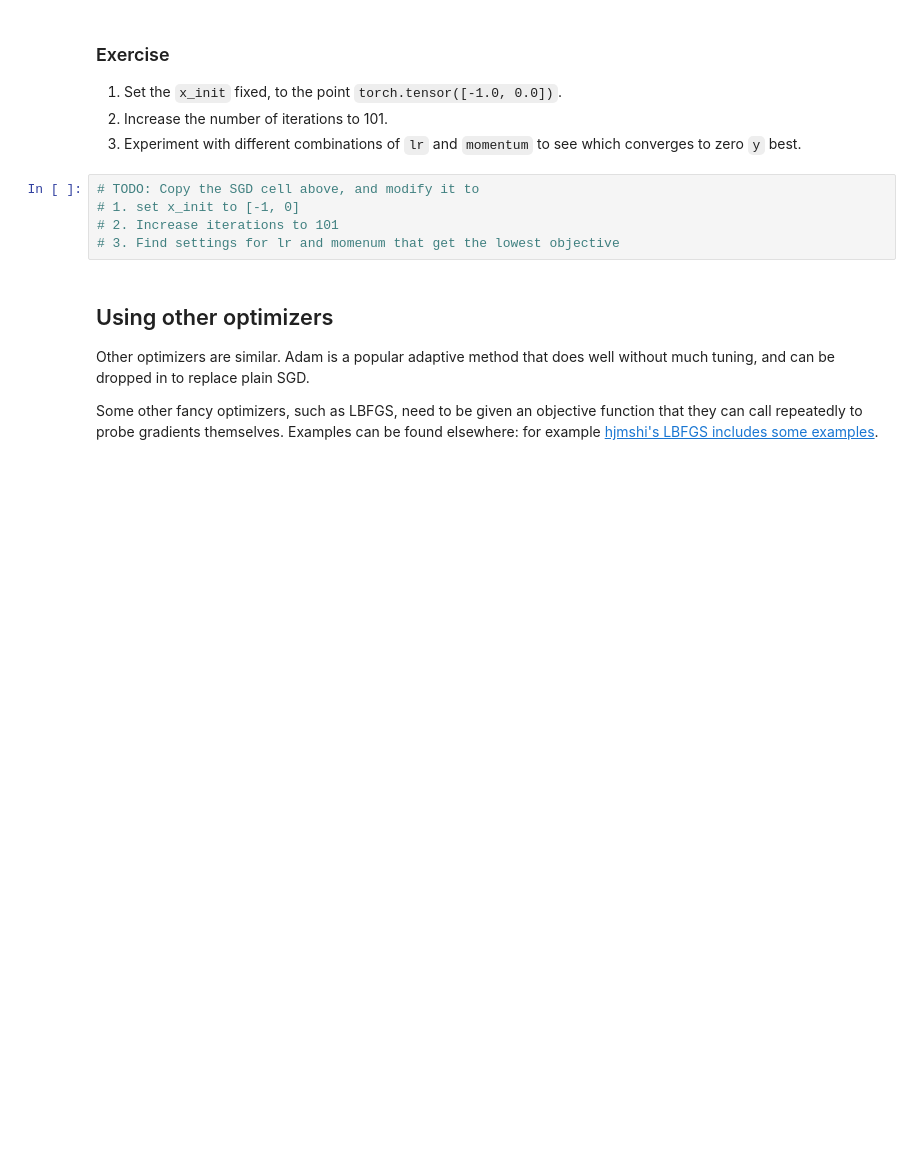
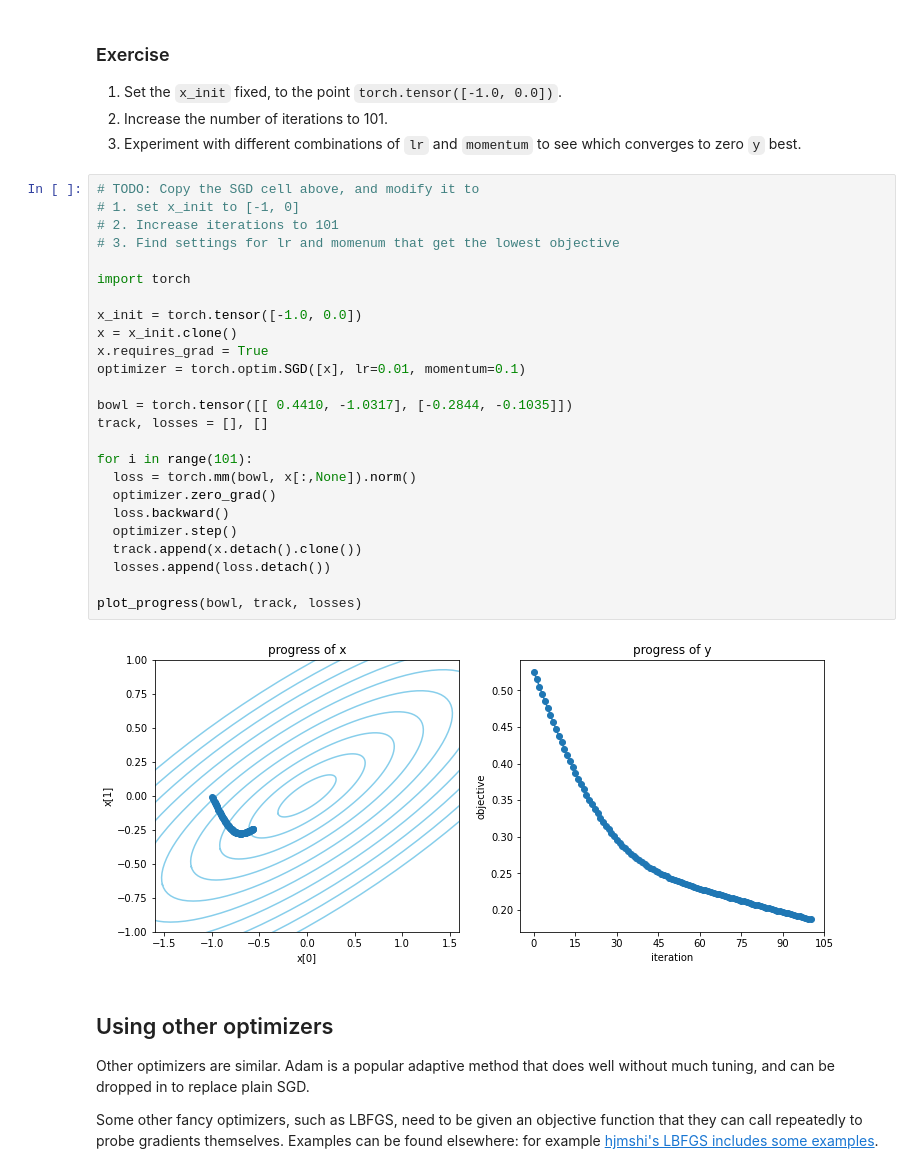
Before and after one commit to cyyeh/generative-modeling, a Jupyter notebook: notebooks/pytorch/3-Pytorch-Optimizers.ipynb, the cells around one changed output. Drawn from its saved outputs; the diff is of its cells as text; blank space fills up the shorter version.

```diff
--- a/notebooks/pytorch/3-Pytorch-Optimizers.ipynb
+++ b/notebooks/pytorch/3-Pytorch-Optimizers.ipynb
@@ -115,8 +115,30 @@ plot_progress(bowl, track, losses)
 # %%
 # TODO: Copy the SGD cell above, and modify it to
 # 1. set x_init to [-1, 0]
 # 2. Increase iterations to 101
 # 3. Find settings for lr and momenum that get the lowest objective
+
+import torch
+
+x_init = torch.tensor([-1.0, 0.0])
+x = x_init.clone()
+x.requires_grad = True
+optimizer = torch.optim.SGD([x], lr=0.01, momentum=0.1)
+
+bowl = torch.tensor([[ 0.4410, -1.0317], [-0.2844, -0.1035]])
+track, losses = [], []
+
+for i in range(101):
+  loss = torch.mm(bowl, x[:,None]).norm()
+  optimizer.zero_grad()
+  loss.backward()
+  optimizer.step()
+  track.append(x.detach().clone())
+  losses.append(loss.detach())
+
+plot_progress(bowl, track, losses)
+# %% [output]
+[figure, added]
 # %% [markdown]
 Using other optimizers
 ----------------------
```
Also changed, not shown: parts of 4 cells of this notebook.
